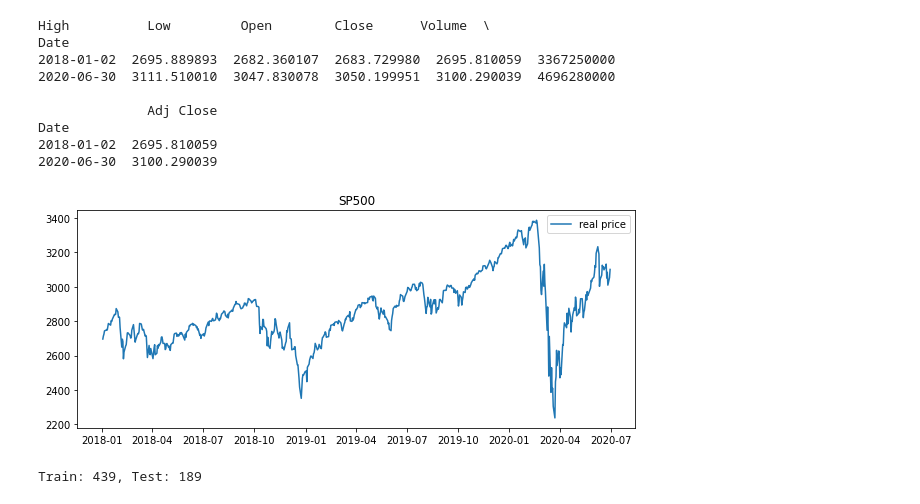
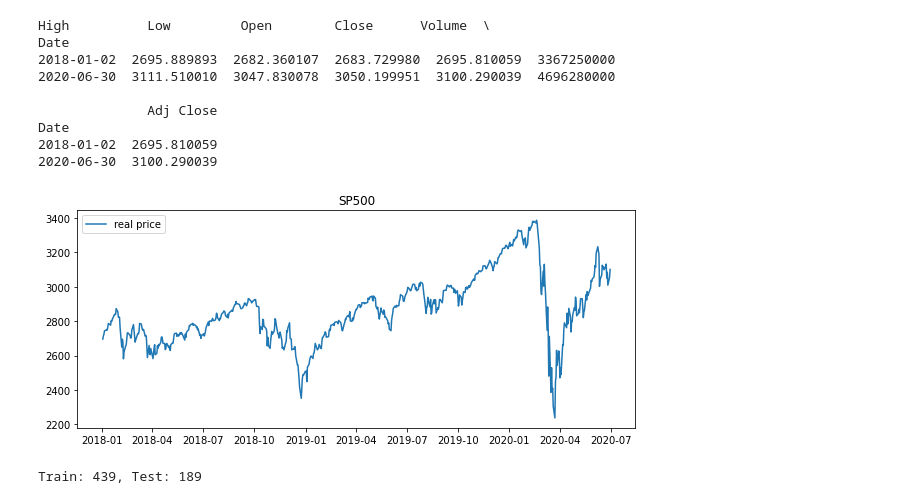
Before and after one commit to jbogocz/arima_garch, a Jupyter notebook: garch.ipynb, the cells around one changed output. Saved outputs shown, nothing was run; the diff lists cells and outputs as text; code cells hidden in the pictures.

Commit message:
correct & display plots

```diff
--- a/garch.ipynb
+++ b/garch.ipynb
@@ -47,12 +47,12 @@ Date
 # %%
 # Plot historical price data
 plt.figure(figsize=(10,4))
 plt.title(symbol_name)
 plt.plot(df['Close'], label='real price')
-plt.legend()
+plt.legend(loc = 'upper left')
 plt.show()
 # %% [output]
-[figure, old version]
+[figure, new version]
 # %%
 # Train test split
 def train_test_split(X, size=0.7):
```
Also changed, not shown: parts of 4 cells of this notebook.
